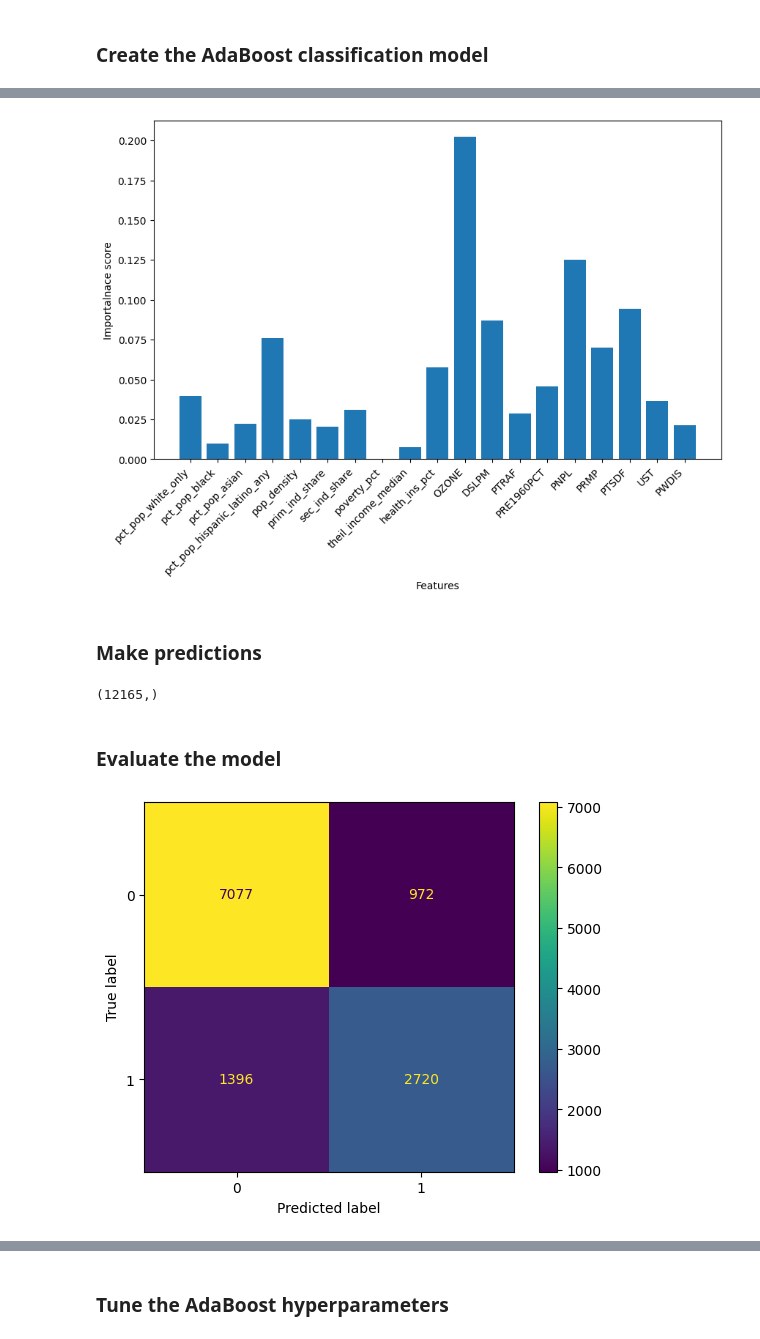
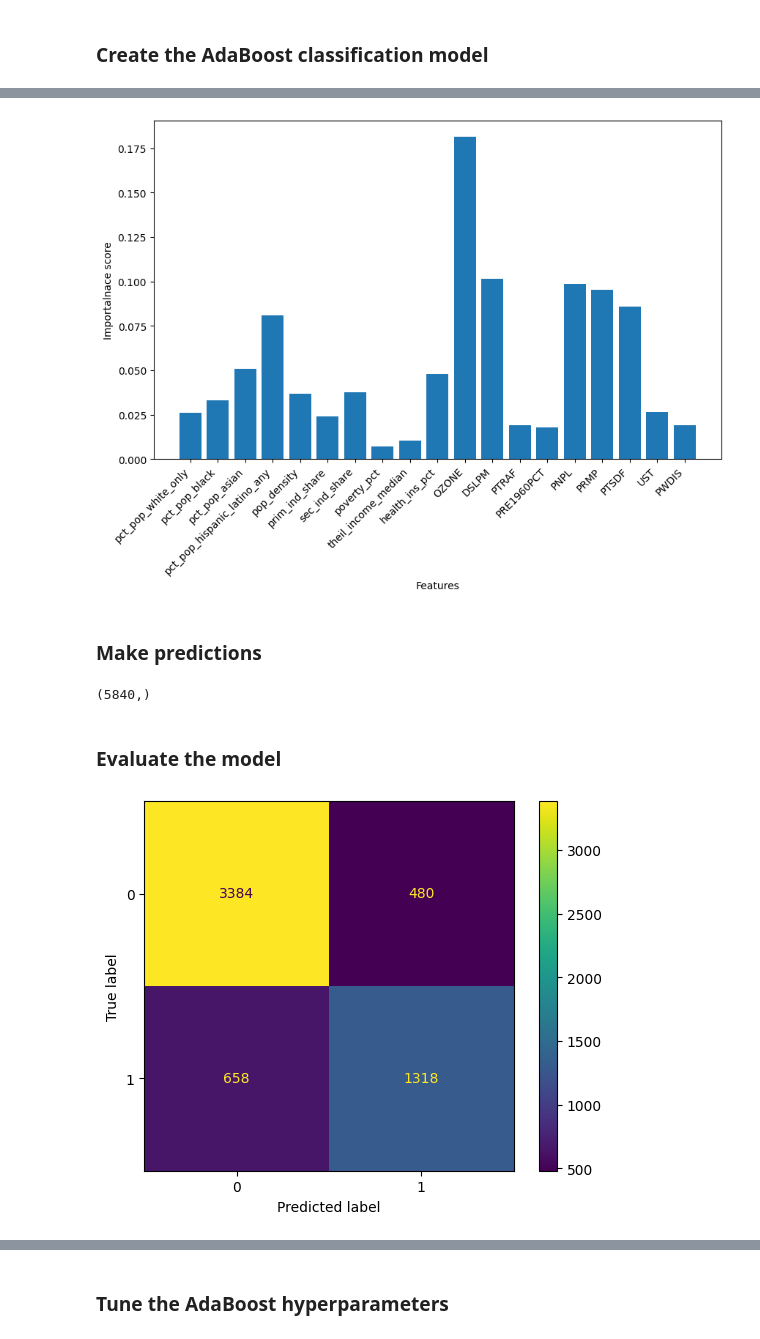
Before and after one commit to braeden-reinoso/Air-Toxin-Risk-in-Marginalized-Communities, a Jupyter notebook: Models/AdaBoost/AdaBoost.ipynb, the cells around one changed output, grey strips where cells are left out. Cells and saved outputs as stored; diff of their text form; code cells hidden in the pictures.

```diff
--- a/Models/AdaBoost/AdaBoost.ipynb
+++ b/Models/AdaBoost/AdaBoost.ipynb
@@ -69,7 +71,7 @@ df.head()
 | 4 | 75.850262 | 22.939968 | 0.639123 | 2.168455 | 706.196703 | 0.000000 | ... |
 # %%
 # urban cutoff
-urbal_df = df[df['pop_density'] >= 500]
+urbal_df = df[df['pop_density'] > 500]
 urbal_df.shape
 # %% [output]
 (48660, 20)
@@ -95,2 +95,5 @@ X_train , X_test, y_train, y_test = train_test_split(X, y, random_state=42, stra
+# %%
+X_train_val, X_test, y_train_val, y_test = train_test_split(X, y, test_size=0.2, random_state=201, stratify=y)
+X_train, X_val, y_train, y_val = train_test_split(X_train_val, y_train_val, test_size=0.15, random_state=201, stratify=y_train_val)
 # %%
 print("Size of train input : " + str(X_train.shape))
@@ -105,9 +112,11 @@ Length of test output : 12165
 # %%
-# use min max scaling for train and test input data
-min_max_scaler = MinMaxScaler()
-min_max_scaler.fit(X_train)
-X_train = min_max_scaler.transform(X_train)
-X_test = min_max_scaler.transform(X_test)
+# use min max scaling for input data
+scaler = MinMaxScaler()
+scaler.fit(X_train)
+X_train_val = scaler.transform(X_train_val)
+X_train = scaler.transform(X_train)
+X_val = scaler.transform(X_val)
+X_test = scaler.transform(X_test)
 # %% [markdown]
 ### Create the AdaBoost classification model
 # %%
@@ -148,23 +157,23 @@ plt.ylabel("Importalnace score")
 plt.xticks(rotation=45, ha='right')
 plt.show()
 # %% [output]
-[figure, old version]
+[figure, new version]
 # %%
 # looks like ozone has highest impact on PM25
 # %% [markdown]
 ### Make predictions
 # %%
-prediction = ada_clf.predict(X_test)
-prediction.shape
+y_pred = ada_clf.predict(X_val)
+y_pred.shape
 # %% [output]
-(12165,)
+(5840,)
 # %% [markdown]
 ### Evaluate the model
 # %%
-cm = confusion_matrix(y_test, prediction)
+cm = confusion_matrix(y_val, y_pred)
 disp = ConfusionMatrixDisplay(confusion_matrix=cm)
 disp.plot()
 plt.show()
 # %% [output]
-[figure, old version]
+[figure, new version]
 # %%
```
Also changed, not shown: parts of 28 cells of this notebook.
